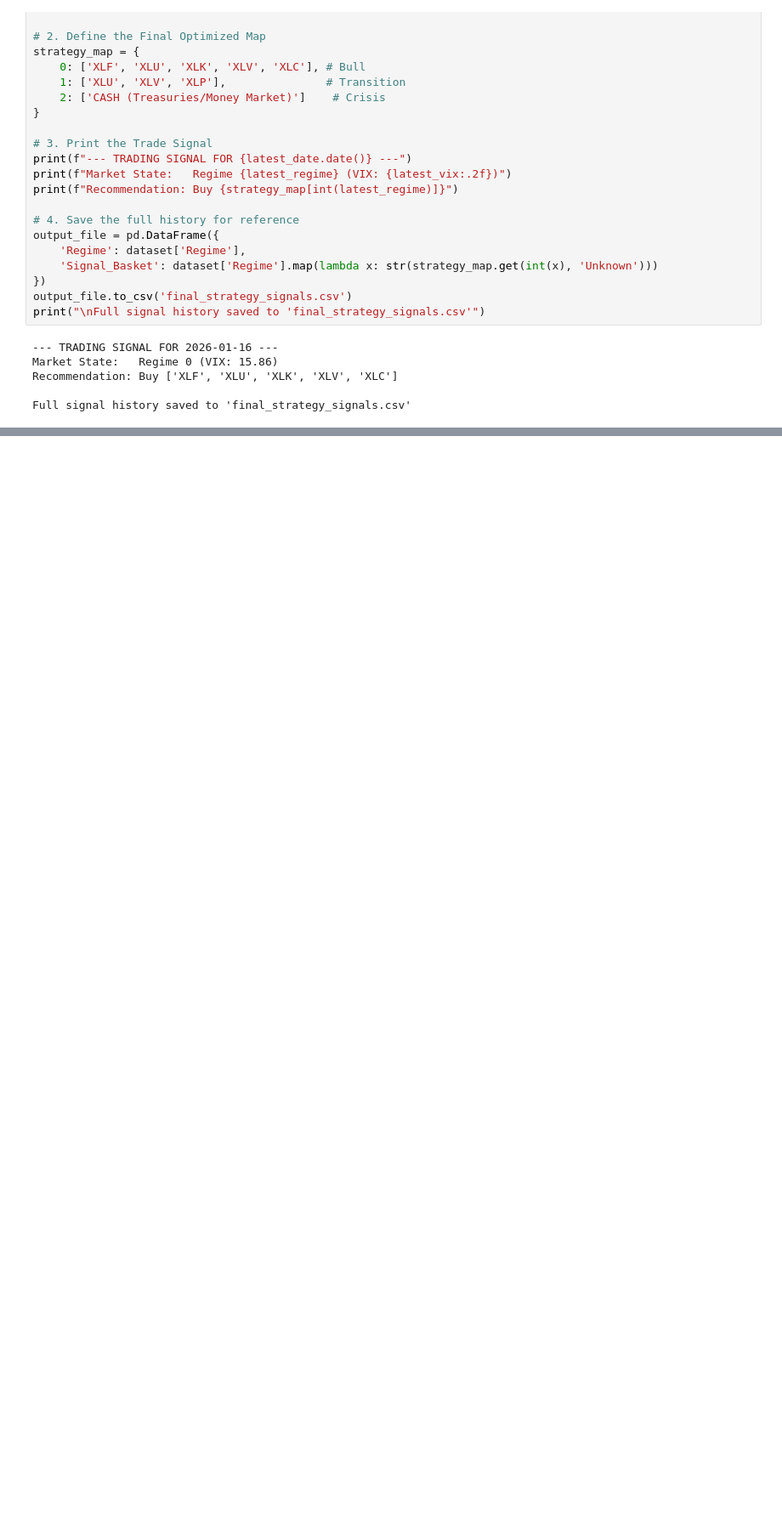
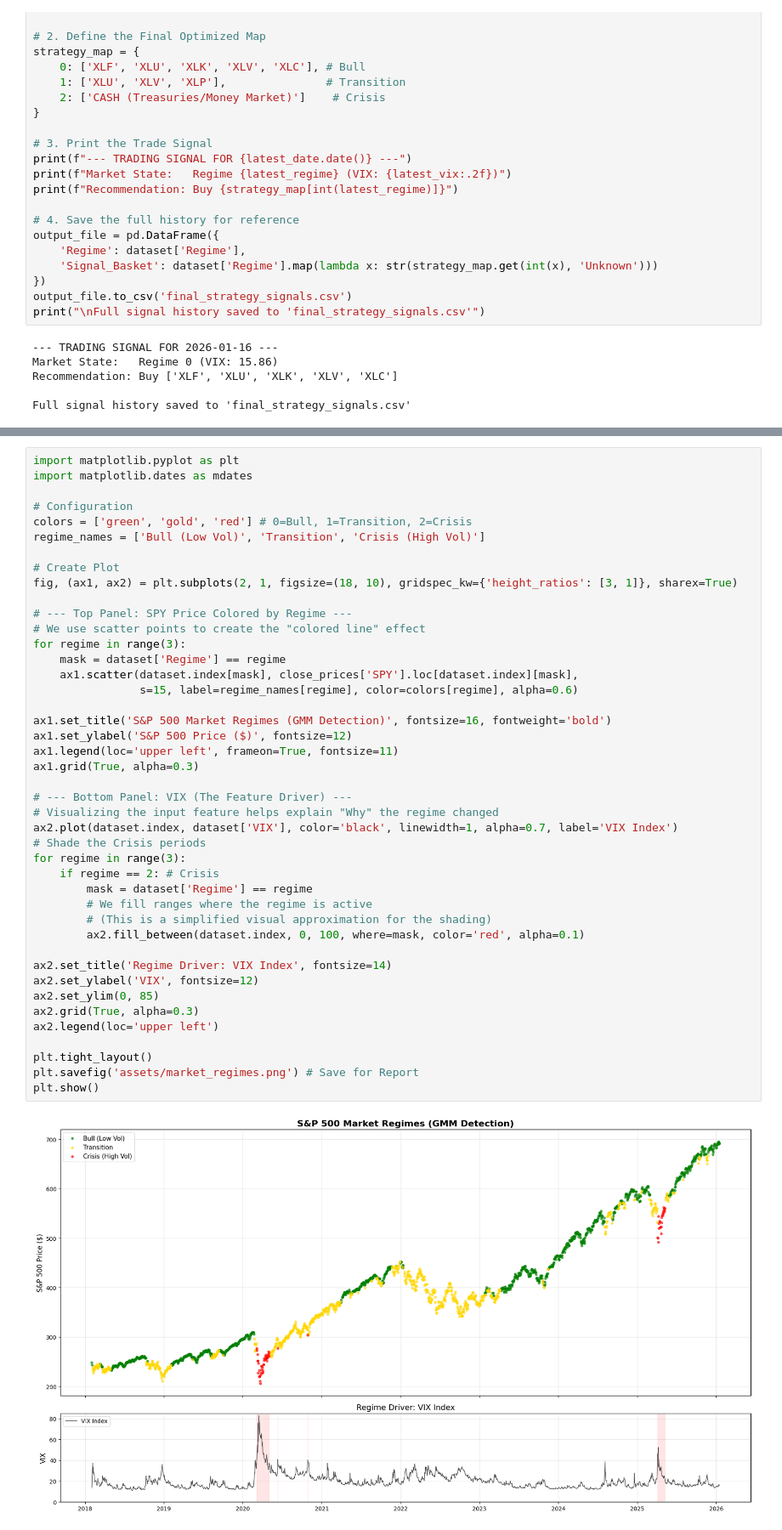
Before and after one commit to tanishhky/regime_detection, a Jupyter notebook: main.ipynb, the cells around one changed output, grey strips where cells are left out. Shown at 85% size. Saved outputs shown, nothing was run; the diff lists cells and outputs as text; blank space fills up the shorter version.

```diff
--- a/main.ipynb
+++ b/main.ipynb
@@ -1189,0 +1329,45 @@ Full signal history saved to 'final_strategy_signals.csv'
+# %%
+import matplotlib.pyplot as plt
+import matplotlib.dates as mdates
+
+# Configuration
+colors = ['green', 'gold', 'red'] # 0=Bull, 1=Transition, 2=Crisis
+regime_names = ['Bull (Low Vol)', 'Transition', 'Crisis (High Vol)']
+
+# Create Plot
+fig, (ax1, ax2) = plt.subplots(2, 1, figsize=(18, 10), gridspec_kw={'height_ratios': [3, 1]}, sharex=True)
+
+# --- Top Panel: SPY Price Colored by Regime ---
+# We use scatter points to create the "colored line" effect
+for regime in range(3):
+    mask = dataset['Regime'] == regime
+    ax1.scatter(dataset.index[mask], close_prices['SPY'].loc[dataset.index][mask],
+                s=15, label=regime_names[regime], color=colors[regime], alpha=0.6)
+
+ax1.set_title('S&P 500 Market Regimes (GMM Detection)', fontsize=16, fontweight='bold')
+ax1.set_ylabel('S&P 500 Price ($)', fontsize=12)
+ax1.legend(loc='upper left', frameon=True, fontsize=11)
+ax1.grid(True, alpha=0.3)
+
+# --- Bottom Panel: VIX (The Feature Driver) ---
+# Visualizing the input feature helps explain "Why" the regime changed
+ax2.plot(dataset.index, dataset['VIX'], color='black', linewidth=1, alpha=0.7, label='VIX Index')
+# Shade the Crisis periods
+for regime in range(3):
+    if regime == 2: # Crisis
+        mask = dataset['Regime'] == regime
+        # We fill ranges where the regime is active
+        # (This is a simplified visual approximation for the shading)
+        ax2.fill_between(dataset.index, 0, 100, where=mask, color='red', alpha=0.1)
+
+ax2.set_title('Regime Driver: VIX Index', fontsize=14)
+ax2.set_ylabel('VIX', fontsize=12)
+ax2.set_ylim(0, 85)
+ax2.grid(True, alpha=0.3)
+ax2.legend(loc='upper left')
+
+plt.tight_layout()
+plt.savefig('assets/market_regimes.png') # Save for Report
+plt.show()
+# %% [output]
+[figure, added]
```
Also changed, not shown: parts of 4 cells of this notebook, 10 other files.
